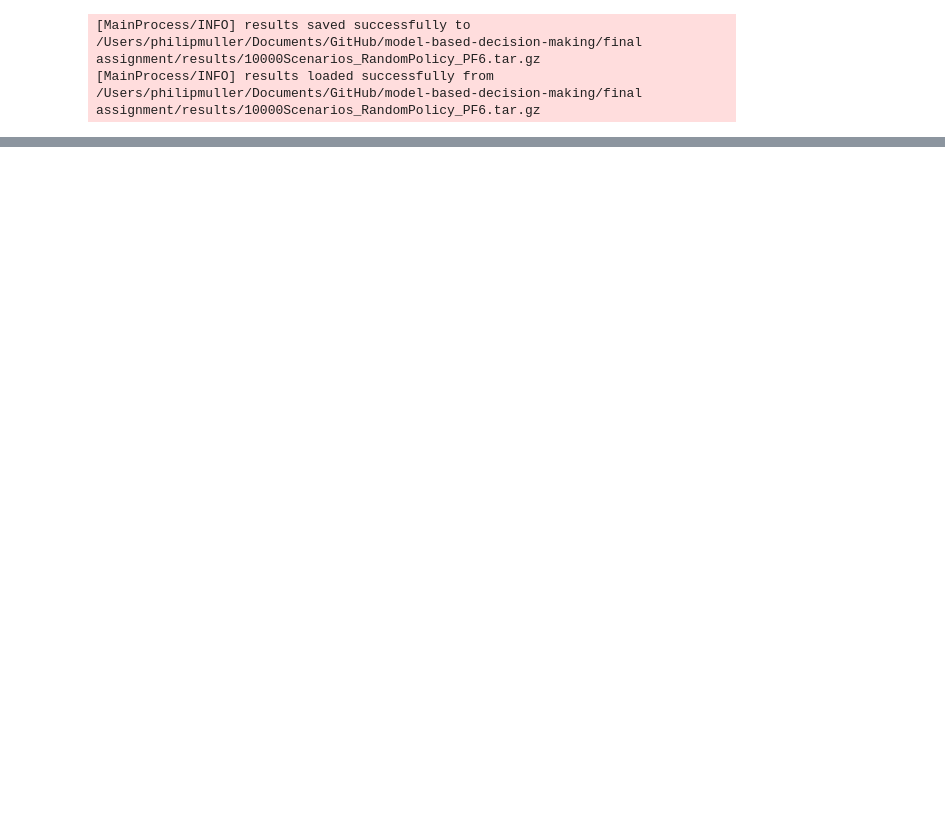
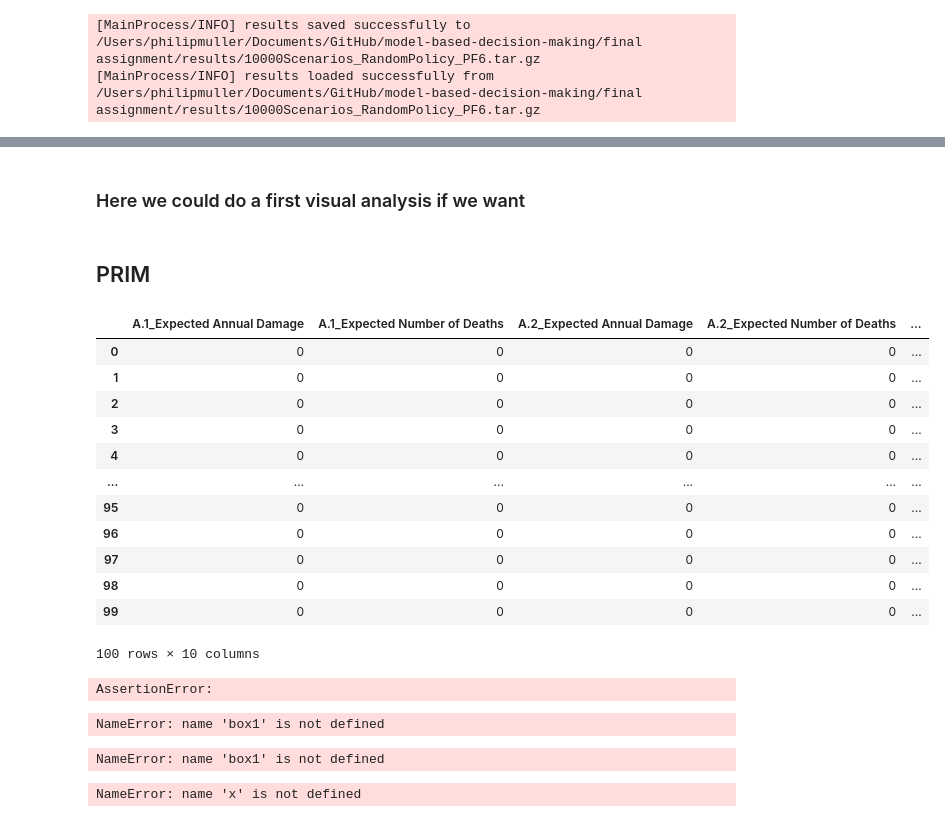
Before and after one commit to phillippmueller/model-based-decision-making, a Jupyter notebook: final assignment/Open exploration Dike Ring3.ipynb, the cells around one changed output, grey strips where cells are left out. Saved outputs shown, nothing was run; the diff lists cells and outputs as text; code cells hidden in the pictures; blank space fills up the shorter version.

Commit message:
added PRIM to Open Exploration

```diff
--- a/final assignment/Open exploration Dike Ring3.ipynb
+++ b/final assignment/Open exploration Dike Ring3.ipynb
@@ -243,0 +218,54 @@ p
+# %% [markdown]
+### Here we could do a first visual analysis if we want
+# %% [markdown]
+## PRIM
+# %%
+random_outcomes
+# %% [output]
+|  | A.1_Expected Annual Damage | A.1_Expected Number of Deaths | A.2_Expected Annual Damage | A.2_Expected Number of Deaths | ... |
+| 0 | 0 | 0 | 0 | 0 | ... |
+| 1 | 0 | 0 | 0 | 0 | ... |
+| 2 | 0 | 0 | 0 | 0 | ... |
+| 3 | 0 | 0 | 0 | 0 | ... |
+| 4 | 0 | 0 | 0 | 0 | ... |
+| ... | ... | ... | ... | ... | ... |
+| 95 | 0 | 0 | 0 | 0 | ... |
+| 96 | 0 | 0 | 0 | 0 | ... |
+| 97 | 0 | 0 | 0 | 0 | ... |
+| 98 | 0 | 0 | 0 | 0 | ... |
+| 99 | 0 | 0 | 0 | 0 | ... |
+100 rows × 10 columns
+# %%
+from ema_workbench.analysis import prim
+
+# Set the output to the category that we are interested in for this run
+outcome = random_outcomes['A.3_Expected Number of Deaths']
+
+x = random_experiments
+y_limit = np.quantile(outcome, 0.9) # Setting output bound to be 90th percentile
+y = np.array([v > y_limit for v in outcome]) # Only select outputs that are above this threshold
+
+prim_alg = prim.Prim(x, y, threshold=0.8) # run PRIM on bound=0.8
+box1 = prim_alg.find_box() # Get the box that prim found for us
+# %% [output]
+AssertionError:
+# %%
+# Show the peeling graph for this prim analysis
+box1.show_tradeoff()
+plt.show()
+# %% [output]
+NameError: name 'box1' is not defined
+# %%
+# Show scatter plots for this prim analysis
+box1.show_pairs_scatter()
+plt.show()
+# %% [output]
+NameError: name 'box1' is not defined
+# %%
+# Do dimensional stacking of results
+from ema_workbench.analysis import dimensional_stacking
+
+dimensional_stacking.create_pivot_plot(x, y, 2, nbins=5)
+plt.show()
+# %% [output]
+NameError: name 'x' is not defined
```
Also changed, not shown: parts of 8 cells of this notebook, 2 other files.
